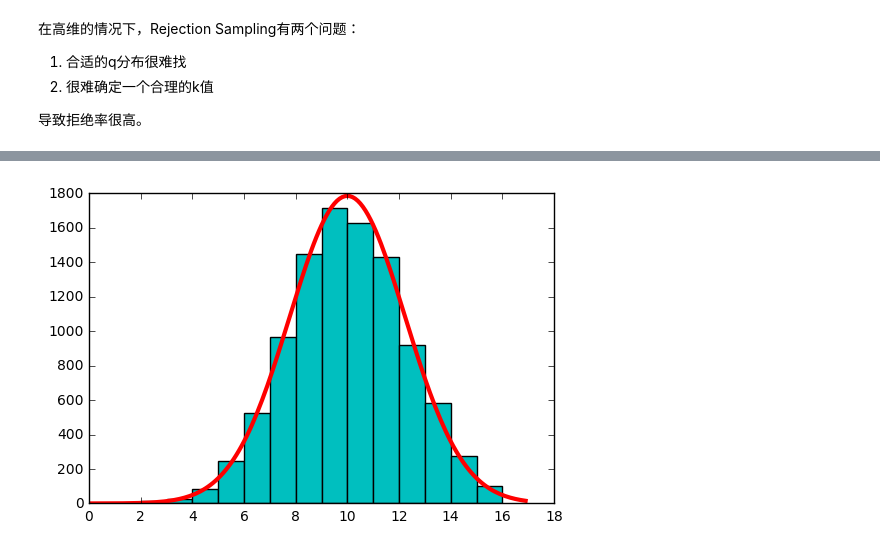
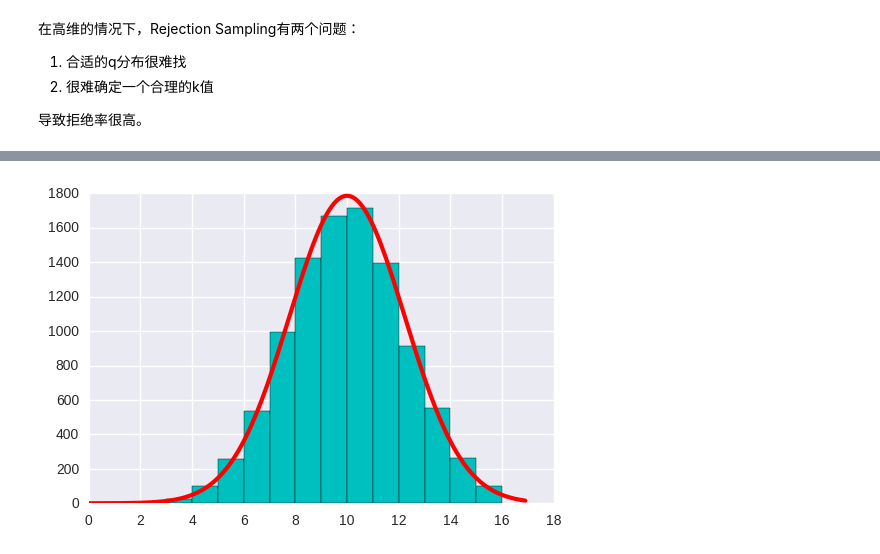
Before and after one commit to applenob/machine_learning_basic, a Jupyter notebook: 1_MCMC.ipynb, the cells around one changed output, grey strips where cells are left out. Saved outputs shown, nothing was run; the diff lists cells and outputs as text; code cells hidden in the pictures.

```diff
--- a/1_MCMC.ipynb
+++ b/1_MCMC.ipynb
@@ -26,9 +76,10 @@
 import matplotlib
 import numpy as np
 import matplotlib.pyplot as plt
+import seaborn
 
 def qsample():
-    """使用均匀分布作为q(x)"""
+    """使用均匀分布作为q(x)，返回采样"""
     return np.random.rand()*4.
 
 def p(x):
@@ -53,10 +104,10 @@ def rejection(nsamples):
     print "reject count: ", count
     return samples
 
-x = arange(0,4,0.01)
-x2 = arange(-0.5,4.5,0.1)
-realdata = 0.3*exp(-(x-0.3)**2) + 0.7* exp(-(x-2.)**2/0.3)
-box = ones(len(x2))*0.75#0.8
+x = np.arange(0,4,0.01)
+x2 = np.arange(-0.5,4.5,0.1)
+realdata = 0.3*np.exp(-(x-0.3)**2) + 0.7* np.exp(-(x-2.)**2/0.3)
+box = np.ones(len(x2))*0.75#0.8
 box[:5] = 0
 box[-5:] = 0
 plt.plot(x,realdata,'g',lw=3)
@@ -87,49 +296,46 @@ Time  0.0629198551178
 # %%
-# -*- coding=utf8 -*-
-
 # Code from Chapter 14 of Machine Learning: An Algorithmic Perspective
 # A simple Gibbs sampler
 
-from pylab import *
-from numpy import *
-
 def pXgivenY(y,m1,m2,s1,s2):
-    return random.normal(m1 + (y-m2)/s2,s1)
+    return np.random.normal(m1 + (y-m2)/s2,s1)
 
 def pYgivenX(x,m1,m2,s1,s2):
-    return random.normal(m2 + (x-m1)/s1,s2)
+    return np.random.normal(m2 + (x-m1)/s1,s2)
 
 def gibbs(N=5000):
     k=20
-    x0 = zeros(N,dtype=float)
+    x0 = np.zeros(N,dtype=float)
     m1 = 10
     m2 = 20
     s1 = 2
     s2 = 3
     for i in range(N):
-        y = random.rand(1)
+        y = np.random.rand(1)
         # 每次采样需要迭代 k 次
         for j in range(k):
             x = pXgivenY(y,m1,m2,s1,s2)
             y = pYgivenX(x,m1,m2,s1,s2)
         x0[i] = x
 
     return x0
 
 def f(x):
-    return exp(-(x-10)**2/10)
+    """目标分布"""
+    return np.exp(-(x-10)**2/10)
 
 # 画图
 N=10000
 s=gibbs(N)
-x1 = arange(0,17,1)
-hist(s,bins=x1,fc='c')
-x1 = arange(0,17, 0.1)
-px1 = zeros(len(x1))
+x1 = np.arange(0,17,1)
+plt.hist(s,bins=x1,fc='c')
+x1 = np.ar
+ange(0,17, 0.1)
+px1 = np.zeros(len(x1))
 for i in range(len(x1)):
     px1[i] = f(x1[i])
-plot(x1, px1*N*10/sum(px1), color='r',linewidth=3)
+plt.plot(x1, px1*N*10/sum(px1), color='r',linewidth=3)
 
-show()
+plt.show()
 # %% [output]
-[figure, old version]
+[figure, new version]
```
Also changed, not shown: parts of 15 cells of this notebook, 2 other files.
